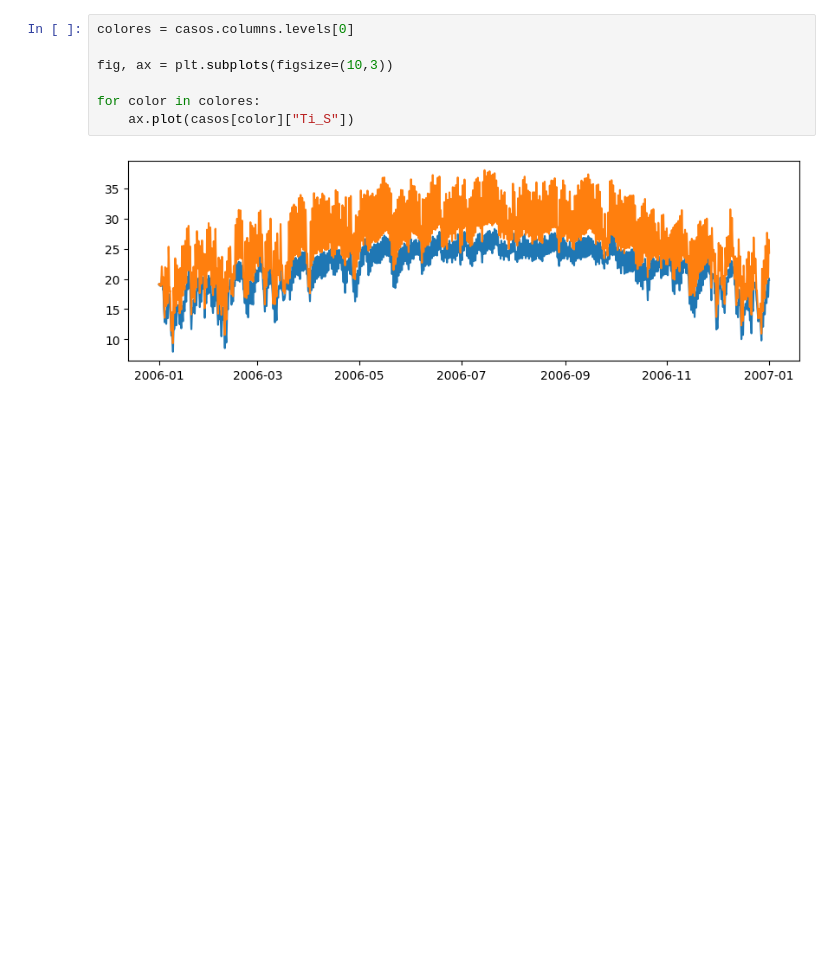
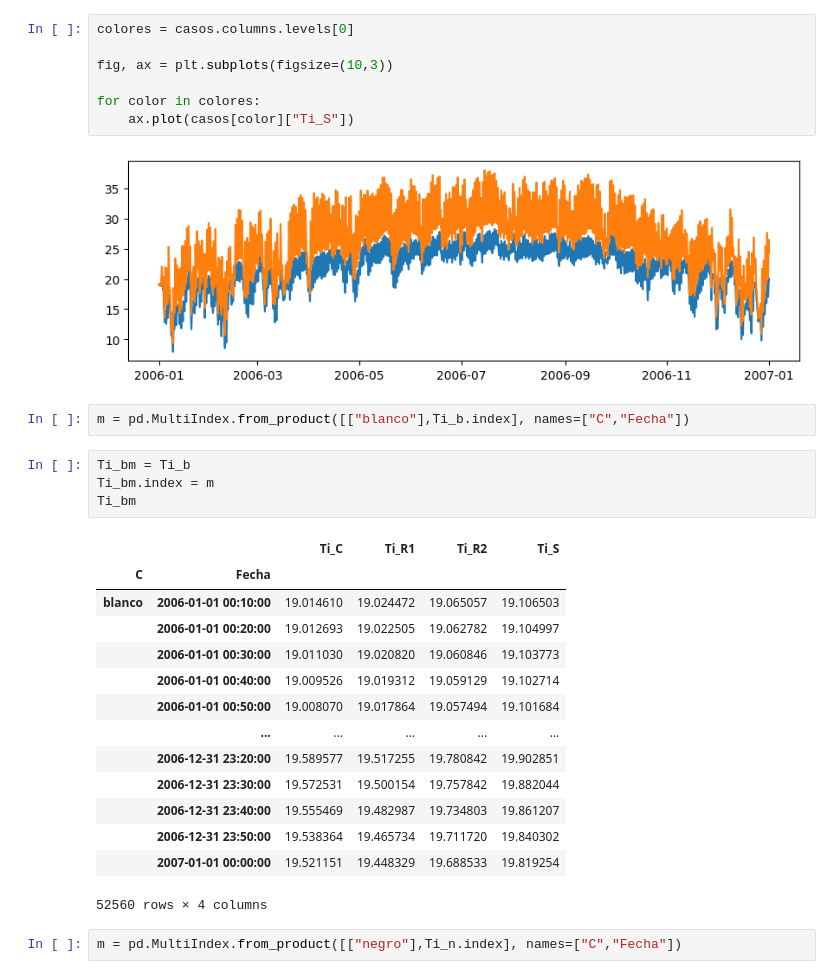
Before and after one commit to hnaranjog/analisis_de_datos, a Jupyter notebook: app/Modulo4/multiindices_columnas.ipynb, the cells around one changed output. Saved outputs shown, nothing was run; the diff lists cells and outputs as text; blank space fills up the shorter version.

Commit message:
Multi-indices en los indices de series temporales

```diff
--- a/app/Modulo4/multiindices_columnas.ipynb
+++ b/app/Modulo4/multiindices_columnas.ipynb
@@ -141,3 +141,26 @@ for color in colores:
     ax.plot(casos[color]["Ti_S"])
 # %% [output]
 [figure]
+# %%
+m = pd.MultiIndex.from_product([["blanco"],Ti_b.index], names=["C","Fecha"])
+# %%
+Ti_bm = Ti_b
+Ti_bm.index = m
+Ti_bm
+# %% [output]
+|  |  | Ti_C | Ti_R1 | Ti_R2 | Ti_S |
+| C | Fecha |  |  |  |  |
+| blanco | 2006-01-01 00:10:00 | 19.014610 | 19.024472 | 19.065057 | 19.106503 |
+|  | 2006-01-01 00:20:00 | 19.012693 | 19.022505 | 19.062782 | 19.104997 |
+|  | 2006-01-01 00:30:00 | 19.011030 | 19.020820 | 19.060846 | 19.103773 |
+|  | 2006-01-01 00:40:00 | 19.009526 | 19.019312 | 19.059129 | 19.102714 |
+|  | 2006-01-01 00:50:00 | 19.008070 | 19.017864 | 19.057494 | 19.101684 |
+|  | ... | ... | ... | ... | ... |
+|  | 2006-12-31 23:20:00 | 19.589577 | 19.517255 | 19.780842 | 19.902851 |
+|  | 2006-12-31 23:30:00 | 19.572531 | 19.500154 | 19.757842 | 19.882044 |
+|  | 2006-12-31 23:40:00 | 19.555469 | 19.482987 | 19.734803 | 19.861207 |
+|  | 2006-12-31 23:50:00 | 19.538364 | 19.465734 | 19.711720 | 19.840302 |
+|  | 2007-01-01 00:00:00 | 19.521151 | 19.448329 | 19.688533 | 19.819254 |
+52560 rows × 4 columns
+# %%
+m = pd.MultiIndex.from_product([["negro"],Ti_n.index], names=["C","Fecha"])
```
Also changed, not shown: parts of 4 cells of this notebook.
